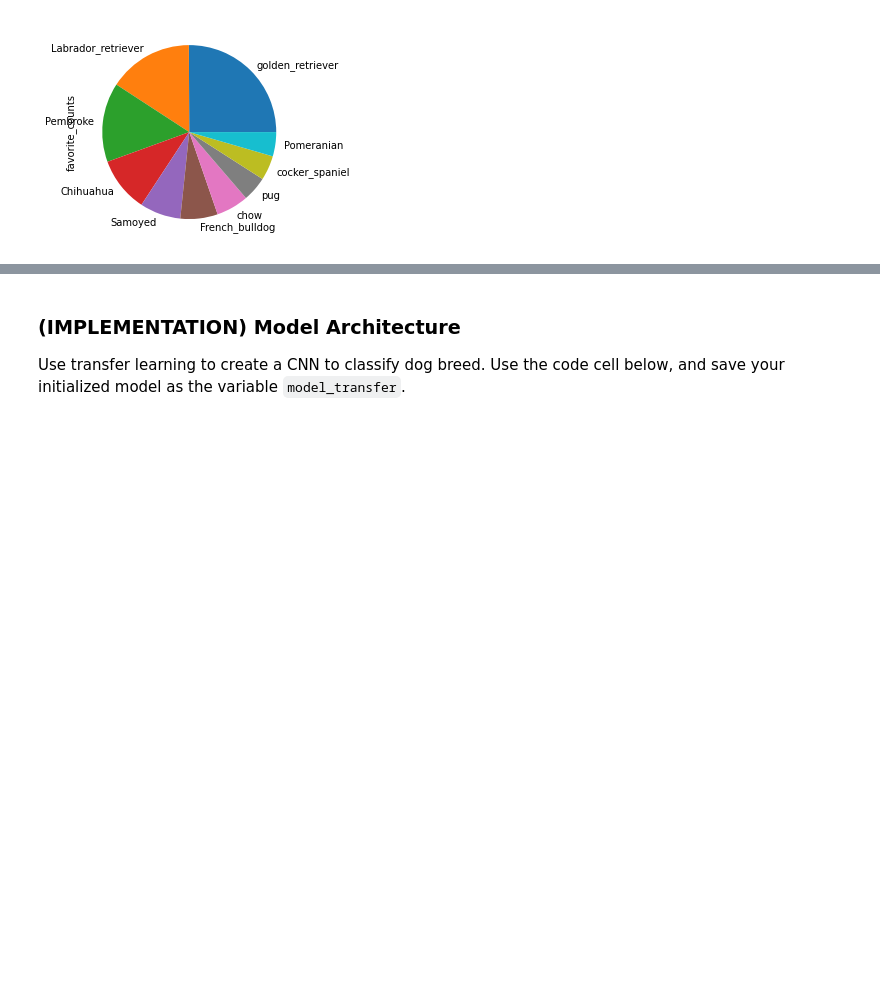
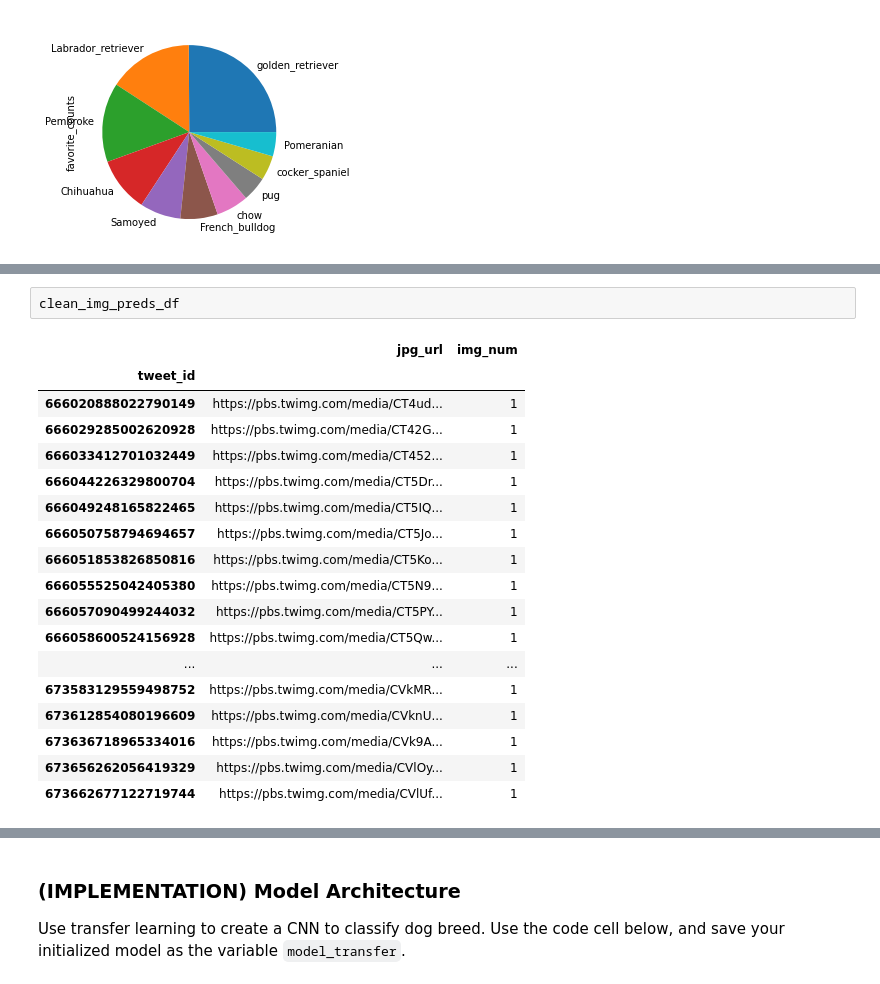
Before and after one commit to benvens-udacity/wrangle-and-analyze-data, a Jupyter notebook: wrangle_act.ipynb, the cells around one changed output, grey strips where cells are left out. Saved outputs shown, nothing was run; the diff lists cells and outputs as text; blank space fills up the shorter version.

```diff
--- a/wrangle_act.ipynb
+++ b/wrangle_act.ipynb
@@ -723,0 +831,21 @@ If you like, **you are welcome to use the same data loaders from the previous st
+# %%
+clean_img_preds_df
+# %% [output]
+|  | jpg_url | img_num |
+| tweet_id |  |  |
+| 666020888022790149 | https://pbs.twimg.com/media/CT4ud... | 1 |
+| 666029285002620928 | https://pbs.twimg.com/media/CT42G... | 1 |
+| 666033412701032449 | https://pbs.twimg.com/media/CT452... | 1 |
+| 666044226329800704 | https://pbs.twimg.com/media/CT5Dr... | 1 |
+| 666049248165822465 | https://pbs.twimg.com/media/CT5IQ... | 1 |
+| 666050758794694657 | https://pbs.twimg.com/media/CT5Jo... | 1 |
+| 666051853826850816 | https://pbs.twimg.com/media/CT5Ko... | 1 |
+| 666055525042405380 | https://pbs.twimg.com/media/CT5N9... | 1 |
+| 666057090499244032 | https://pbs.twimg.com/media/CT5PY... | 1 |
+| 666058600524156928 | https://pbs.twimg.com/media/CT5Qw... | 1 |
+| ... | ... | ... |
+| 673583129559498752 | https://pbs.twimg.com/media/CVkMR... | 1 |
+| 673612854080196609 | https://pbs.twimg.com/media/CVknU... | 1 |
+| 673636718965334016 | https://pbs.twimg.com/media/CVk9A... | 1 |
+| 673656262056419329 | https://pbs.twimg.com/media/CVlOy... | 1 |
+| 673662677122719744 | https://pbs.twimg.com/media/CVlUf... | 1 |
```
Also changed, not shown: parts of 68 cells of this notebook.
